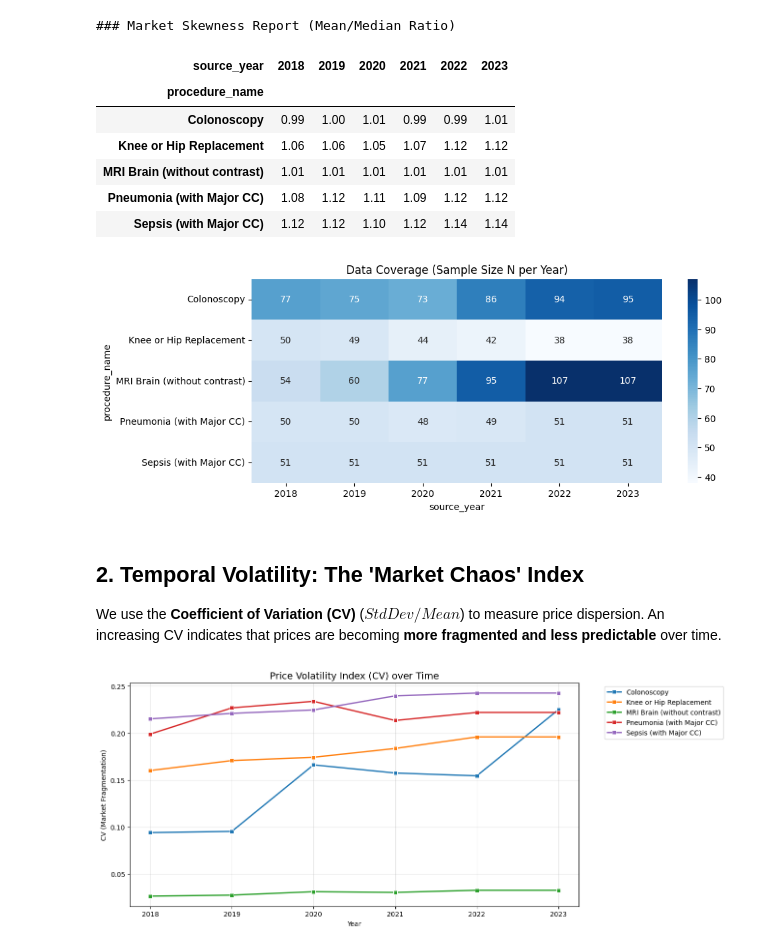
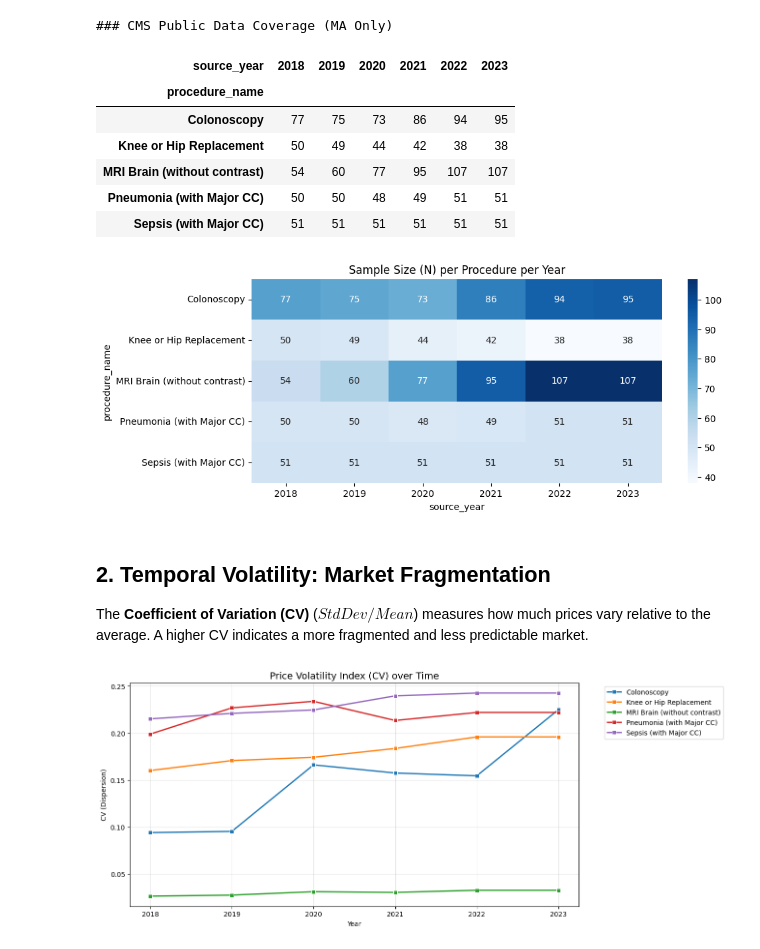
Before and after one commit to 6066Z/OpenHealthDP, a Jupyter notebook: example_analysis.ipynb, the cells around one changed output. Cells and saved outputs as stored; diff of their text form; code cells hidden in the pictures.

```diff
--- a/example_analysis.ipynb
+++ b/example_analysis.ipynb
@@ -46,40 +52,37 @@ We compare **Mean vs. Median**. If the Mean is significantly higher than the Med
 # %%
 if not full_df.empty:
-    # Coverage and Central Tendency Summary
-    summary = full_df.groupby(['procedure_name', 'source_year'])['avg_allowed'].agg(['count', 'mean', 'median']).reset_index()
-    summary['skew_factor'] = (summary['mean'] / summary['median']).round(2)
-
-    print("### Market Skewness Report (Mean/Median Ratio)")
-    display(summary.pivot(index='procedure_name', columns='source_year', values='skew_factor'))
+    summary = full_df.groupby(['procedure_name', 'source_year']).size().unstack(fill_value=0)
+    print("### CMS Public Data Coverage (MA Only)")
+    display(summary)
 
     plt.figure(figsize=(10, 4))
-    sns.heatmap(full_df.groupby(['procedure_name', 'source_year']).size().unstack(fill_value=0), annot=True, fmt="d", cmap="Blues")
-    plt.title("Data Coverage (Sample Size N per Year)")
+    sns.heatmap(summary, annot=True, fmt="d", cmap="Blues")
+    plt.title("Sample Size (N) per Procedure per Year")
     plt.show()
 # %% [output]
-### Market Skewness Report (Mean/Median Ratio)
+### CMS Public Data Coverage (MA Only)
 | source_year | 2018 | 2019 | 2020 | 2021 | 2022 | 2023 |
 | procedure_name |  |  |  |  |  |  |
-| Colonoscopy | 0.99 | 1.00 | 1.01 | 0.99 | 0.99 | 1.01 |
-| Knee or Hip Replacement | 1.06 | 1.06 | 1.05 | 1.07 | 1.12 | 1.12 |
-| MRI Brain (without contrast) | 1.01 | 1.01 | 1.01 | 1.01 | 1.01 | 1.01 |
-| Pneumonia (with Major CC) | 1.08 | 1.12 | 1.11 | 1.09 | 1.12 | 1.12 |
-| Sepsis (with Major CC) | 1.12 | 1.12 | 1.10 | 1.12 | 1.14 | 1.14 |
+| Colonoscopy | 77 | 75 | 73 | 86 | 94 | 95 |
+| Knee or Hip Replacement | 50 | 49 | 44 | 42 | 38 | 38 |
+| MRI Brain (without contrast) | 54 | 60 | 77 | 95 | 107 | 107 |
+| Pneumonia (with Major CC) | 50 | 50 | 48 | 49 | 51 | 51 |
+| Sepsis (with Major CC) | 51 | 51 | 51 | 51 | 51 | 51 |
 [figure]
 # %% [markdown]
-## 2. Temporal Volatility: The 'Market Chaos' Index
-We use the **Coefficient of Variation (CV)** ($StdDev / Mean$) to measure price dispersion. An increasing CV indicates that prices are becoming **more fragmented and less predictable** over time.
+## 2. Temporal Volatility: Market Fragmentation
+The **Coefficient of Variation (CV)** ($StdDev / Mean$) measures how much prices vary relative to the average. A higher CV indicates a more fragmented and less predictable market.
 # %%
 if not full_df.empty:
     cv_df = full_df.groupby(['procedure_name', 'source_year'])['avg_allowed'].apply(lambda x: x.std() / x.mean()).reset_index()
 
     plt.figure(figsize=(12, 6))
     sns.lineplot(data=cv_df, x='source_year', y='avg_allowed', hue='procedure_name', marker='s', linewidth=2)
     plt.title("Price Volatility Index (CV) over Time", fontsize=14)
-    plt.ylabel("CV (Market Fragmentation)")
+    plt.ylabel("CV (Dispersion)")
     plt.xlabel("Year")
     plt.grid(True, alpha=0.3)
     plt.legend(bbox_to_anchor=(1.05, 1), loc='upper left')
     plt.show()
 # %% [output]
-[figure, old version]
+[figure, new version]
```
Also changed, not shown: parts of 11 cells of this notebook.
